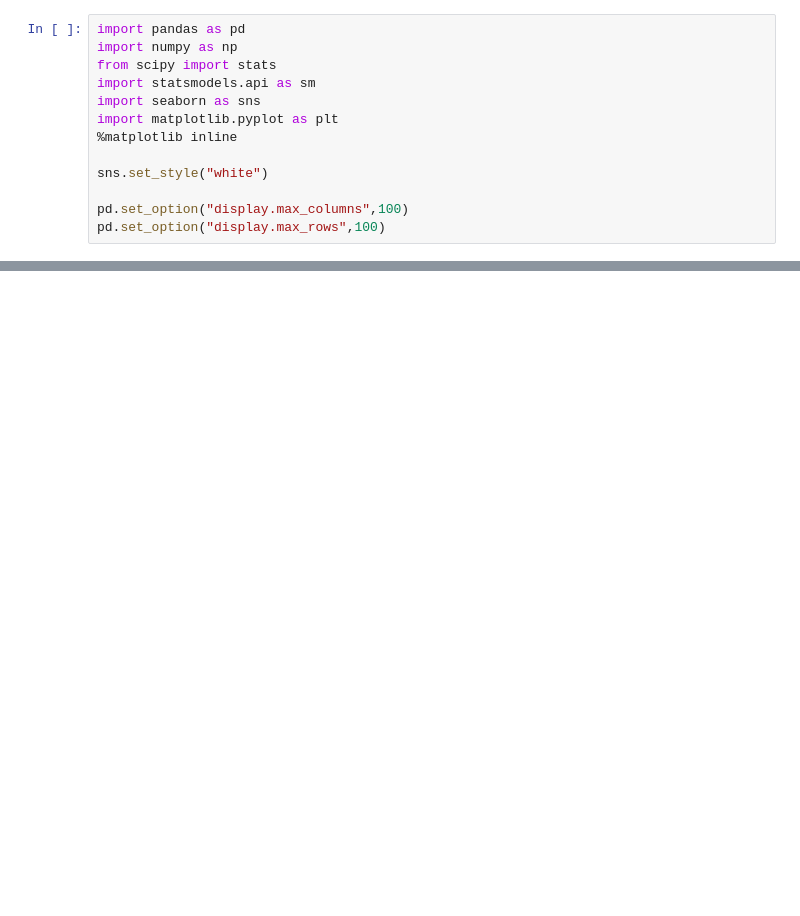
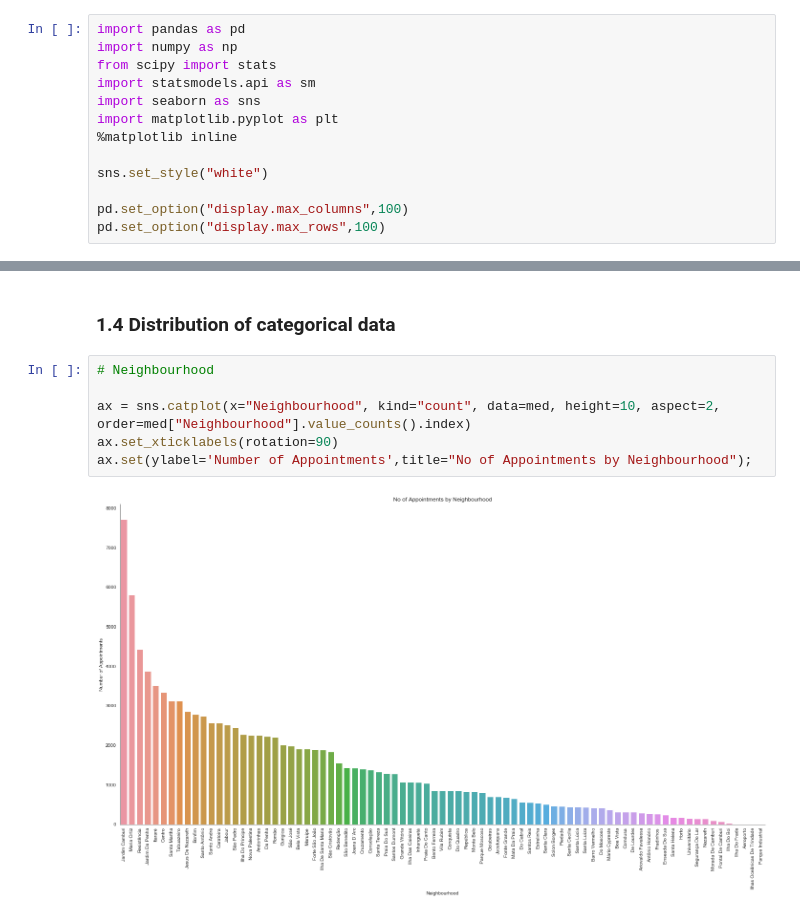
Before and after one commit to ironhack-datalabs/data-ber-10-19, a Jupyter notebook: module-3_projects/final-project/Medical_Appointments/Data_Visualization.ipynb, the cells around one changed output, grey strips where cells are left out. Cells and saved outputs as stored; diff of their text form; blank space fills up the shorter version.

```diff
--- a/module-3_projects/final-project/Medical_Appointments/Data_Visualization.ipynb
+++ b/module-3_projects/final-project/Medical_Appointments/Data_Visualization.ipynb
@@ -30,0 +37,10 @@ med.head()
+# %% [markdown]
+### 1.4 Distribution of categorical data
+# %%
+# Neighbourhood
+
+ax = sns.catplot(x="Neighbourhood", kind="count", data=med, height=10, aspect=2, order=med["Neighbourhood"].value_counts().index)
+ax.set_xticklabels(rotation=90)
+ax.set(ylabel='Number of Appointments',title="No of Appointments by Neighbourhood");
+# %% [output]
+[figure, added]
```
Also changed, not shown: parts of 28 cells of this notebook, 4 other files.
